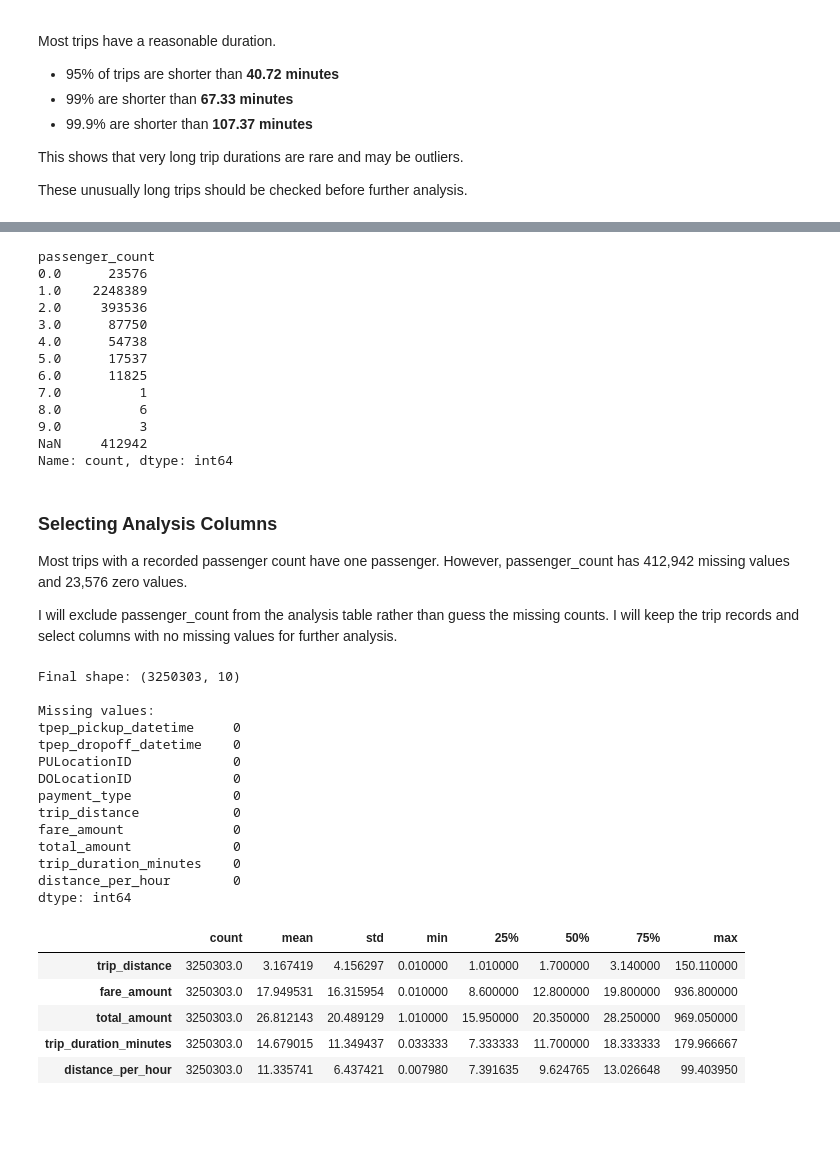
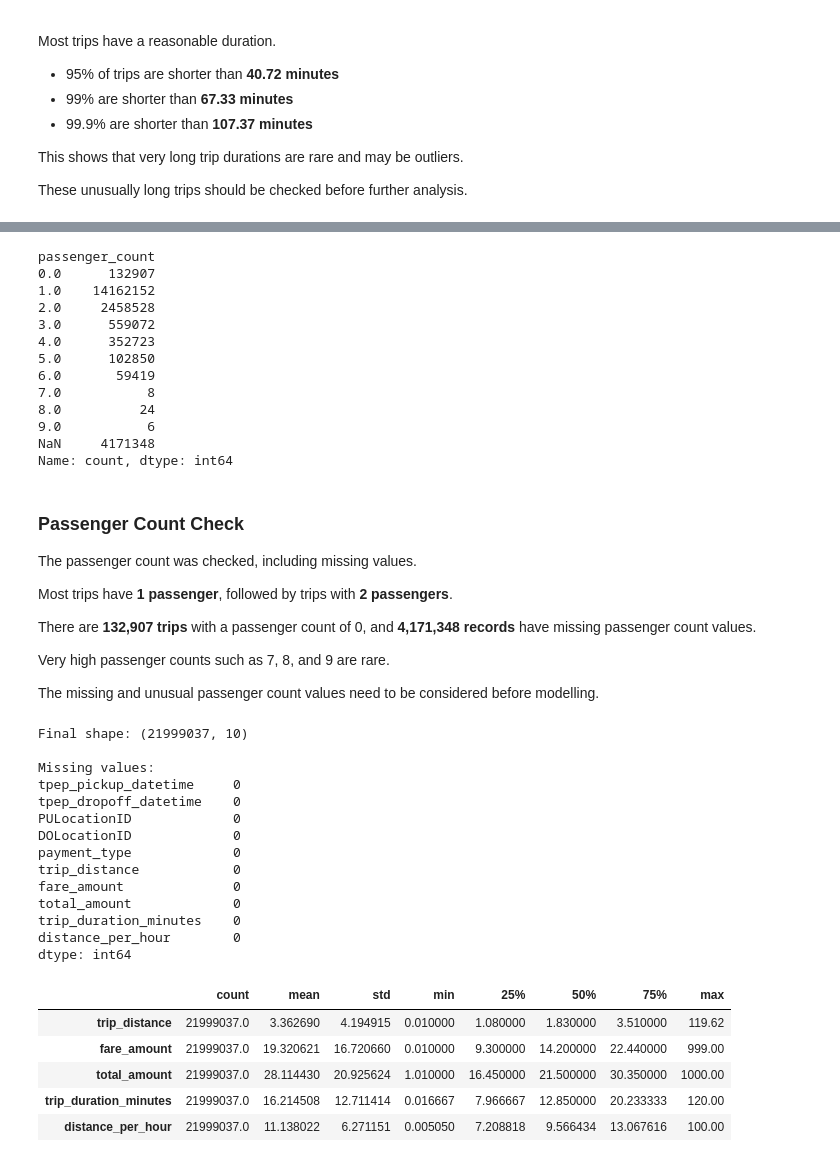
Before and after one commit to yuanzhumia0/CA1-2026025-Machine-Learning-for-Business, a Jupyter notebook: yuanzhu CA1.ipynb, the cells around one changed output, grey strips where cells are left out. Saved outputs shown, nothing was run; the diff lists cells and outputs as text; code cells hidden in the pictures; blank space fills up the shorter version.

```diff
--- a/yuanzhu CA1.ipynb
+++ b/yuanzhu CA1.ipynb
@@ -388,8 +396,8 @@ After applying the 180-minute limit, I removed 1,377 records. The dataset now co
 # %%
-# Keep trips starting in January
+# Keep trips from January to June 2025
 df_clean = df[
     (df["tpep_pickup_datetime"] >= "2025-01-01") &
-    (df["tpep_pickup_datetime"] < "2025-02-01")
+    (df["tpep_pickup_datetime"] < "2025-07-01")
 ].copy()
 
 # Calculate trip duration in minutes
@@ -398,10 +406,10 @@ df_clean["trip_duration_minutes"] = (
     df_clean["tpep_pickup_datetime"]
 ).dt.total_seconds() / 60
 
-# Keep durations greater than 0 and no more than 180 minutes
+# Keep durations greater than 0 and no more than 120 minutes
 df_clean = df_clean[
     (df_clean["trip_duration_minutes"] > 0) &
-    (df_clean["trip_duration_minutes"] <= 180)
+    (df_clean["trip_duration_minutes"] <= 120)
 ].copy()
 
 print("Rows remaining:", len(df_clean))
@@ -632,24 +684,30 @@ Trip distance, fare, total amount, trip duration, and average speed have no miss
 df_clean["passenger_count"].value_counts(dropna=False).sort_index()
 # %% [output]
 passenger_count
-0.0      23576
-1.0    2248389
-2.0     393536
-3.0      87750
-4.0      54738
-5.0      17537
-6.0      11825
-7.0          1
-8.0          6
-9.0          3
-NaN     412942
+0.0      132907
+1.0    14162152
+2.0     2458528
+3.0      559072
+4.0      352723
+5.0      102850
+6.0       59419
+7.0           8
+8.0          24
+9.0           6
+NaN     4171348
 Name: count, dtype: int64
 # %% [markdown]
-### Selecting Analysis Columns
+### Passenger Count Check
 
-Most trips with a recorded passenger count have one passenger. However, passenger_count has 412,942 missing values and 23,576 zero values.
+The passenger count was checked, including missing values.
 
-I will exclude passenger_count from the analysis table rather than guess the missing counts. I will keep the trip records and select columns with no missing values for further analysis.
+Most trips have **1 passenger**, followed by trips with **2 passengers**.
+
+There are **132,907 trips** with a passenger count of 0, and **4,171,348 records** have missing passenger count values.
+
+Very high passenger counts such as 7, 8, and 9 are rare.
+
+The missing and unusual passenger count values need to be considered before modelling.
 # %%
 # Select columns for further analysis
 analysis_columns = [
@@ -665,35 +723,41 @@ analysis_columns = [
     "distance_per_hour"
 ]
 
-df_january = df_clean[analysis_columns].copy()
+df_analysis = df_clean[analysis_columns].copy()
 # %%
-print("Final shape:", df_january.shape)
+print("Final shape:", df_analysis.shape)
+
 print("\nMissing values:")
-print(df_january.isna().sum())
+print(df_analysis.isna().sum())
 
-df_january[
-    ["trip_distance", "fare_amount", "total_amount",
-     "trip_duration_minutes", "distance_per_hour"]
+df_analysis[
+    [
+        "trip_distance",
+        "fare_amount",
+        "total_amount",
+        "trip_duration_minutes",
+        "distance_per_hour"
+    ]
 ].describe().T
 # %% [output]
-Final shape: (3250303, 10)
+Final shape: (21999037, 10)
 
 Missing values:
 tpep_pickup_datetime     0
 tpep_dropoff_datetime    0
 PULocationID             0
 DOLocationID             0
 payment_type             0
 trip_distance            0
 fare_amount              0
 total_amount             0
 trip_duration_minutes    0
 distance_per_hour        0
 dtype: int64
 |  | count | mean | std | min | 25% | 50% | 75% | max |
-| trip_distance | 3250303.0 | 3.167419 | 4.156297 | 0.010000 | 1.010000 | 1.700000 | 3.140000 | 150.110000 |
-| fare_amount | 3250303.0 | 17.949531 | 16.315954 | 0.010000 | 8.600000 | 12.800000 | 19.800000 | 936.800000 |
-| total_amount | 3250303.0 | 26.812143 | 20.489129 | 1.010000 | 15.950000 | 20.350000 | 28.250000 | 969.050000 |
-| trip_duration_minutes | 3250303.0 | 14.679015 | 11.349437 | 0.033333 | 7.333333 | 11.700000 | 18.333333 | 179.966667 |
-| distance_per_hour | 3250303.0 | 11.335741 | 6.437421 | 0.007980 | 7.391635 | 9.624765 | 13.026648 | 99.403950 |
+| trip_distance | 21999037.0 | 3.362690 | 4.194915 | 0.010000 | 1.080000 | 1.830000 | 3.510000 | 119.62 |
+| fare_amount | 21999037.0 | 19.320621 | 16.720660 | 0.010000 | 9.300000 | 14.200000 | 22.440000 | 999.00 |
+| total_amount | 21999037.0 | 28.114430 | 20.925624 | 1.010000 | 16.450000 | 21.500000 | 30.350000 | 1000.00 |
+| trip_duration_minutes | 21999037.0 | 16.214508 | 12.711414 | 0.016667 | 7.966667 | 12.850000 | 20.233333 | 120.00 |
+| distance_per_hour | 21999037.0 | 11.138022 | 6.271151 | 0.005050 | 7.208818 | 9.566434 | 13.067616 | 100.00 |
 # %% [markdown]
```
Also changed, not shown: parts of 27 cells of this notebook.
